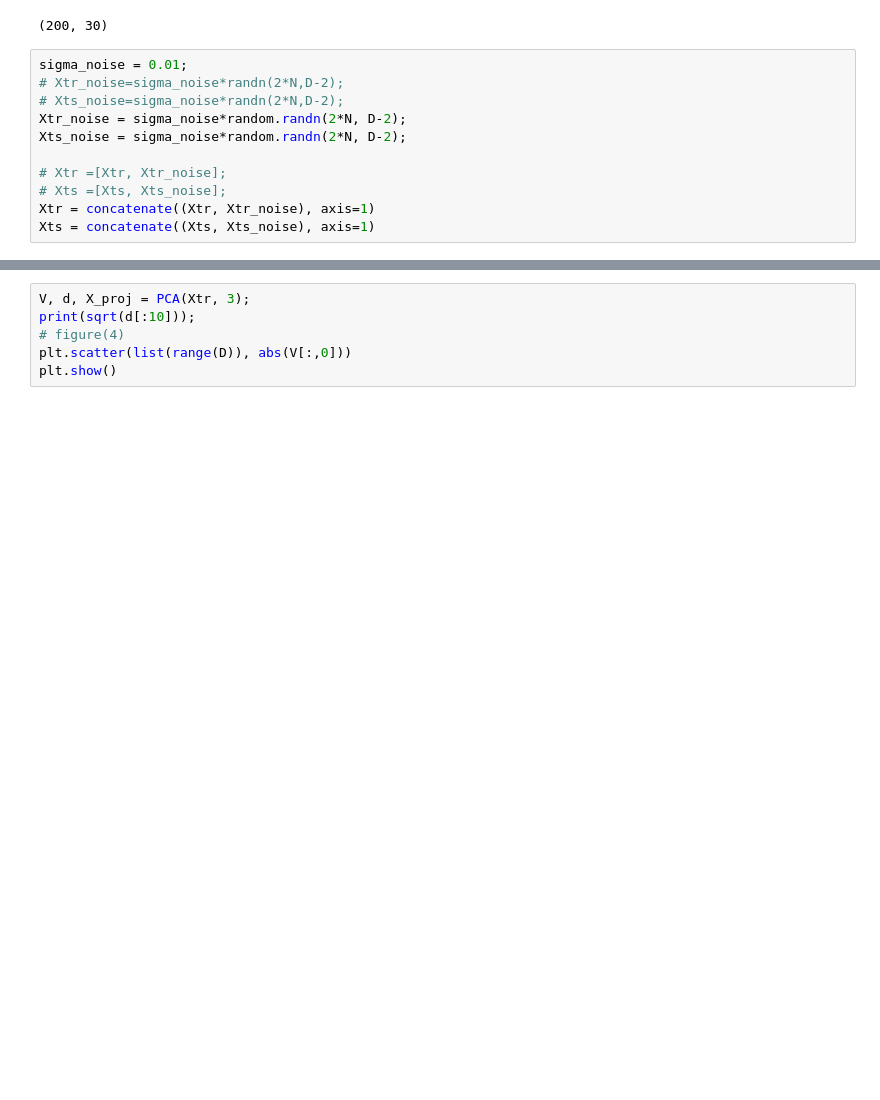
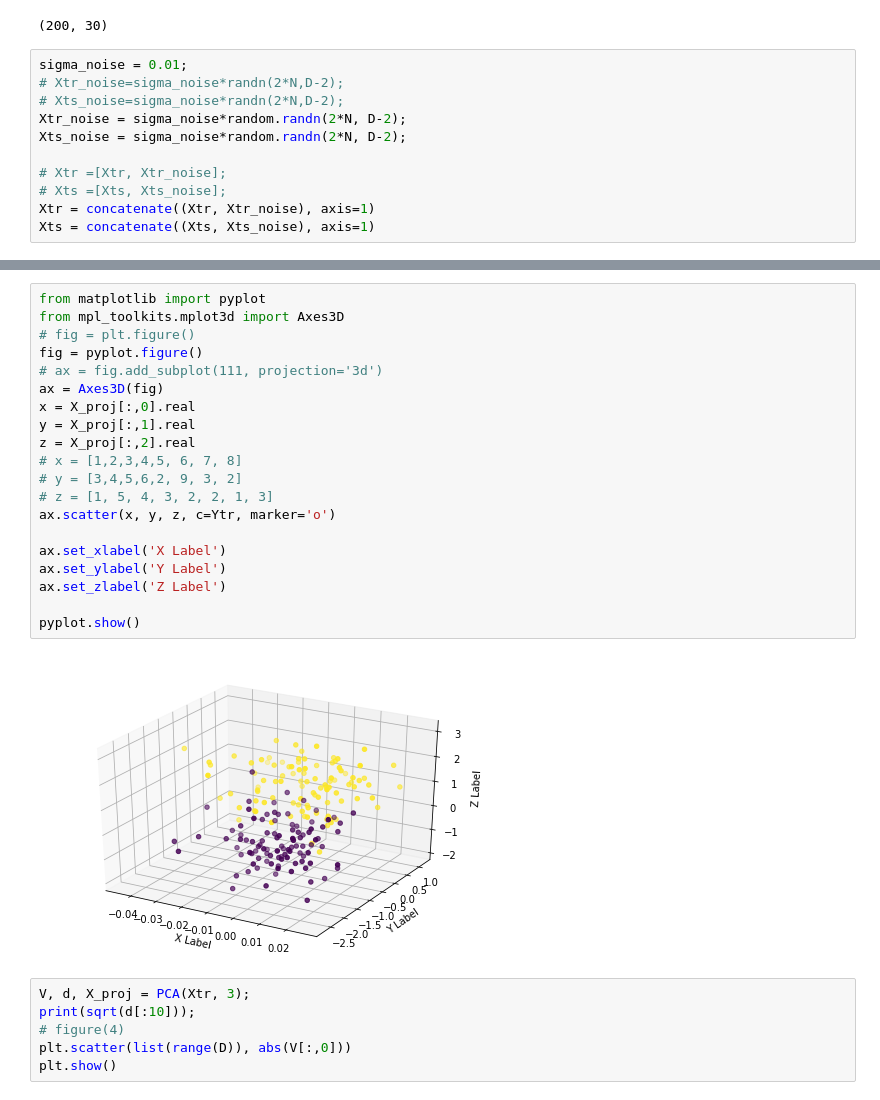
Before and after one commit to saratrajput/mlcc, a Jupyter notebook: mlccProject.ipynb, the cells around one changed output, grey strips where cells are left out. Drawn from its saved outputs; the diff is of its cells as text; blank space fills up the shorter version.

```diff
--- a/mlccProject.ipynb
+++ b/mlccProject.ipynb
@@ -286,3 +290,25 @@ ValueError: Invalid RGBA argument: (0.99324800000000002, 0.90615699999999999, 0.
+# %%
+from matplotlib import pyplot
+from mpl_toolkits.mplot3d import Axes3D
+# fig = plt.figure()
+fig = pyplot.figure()
+# ax = fig.add_subplot(111, projection='3d')
+ax = Axes3D(fig)
+x = X_proj[:,0].real
+y = X_proj[:,1].real
+z = X_proj[:,2].real
+# x = [1,2,3,4,5, 6, 7, 8]
+# y = [3,4,5,6,2, 9, 3, 2]
+# z = [1, 5, 4, 3, 2, 2, 1, 3]
+ax.scatter(x, y, z, c=Ytr, marker='o')
+
+ax.set_xlabel('X Label')
+ax.set_ylabel('Y Label')
+ax.set_zlabel('Z Label')
+
+pyplot.show()
+# %% [output]
+[figure, added]
 # %%
 V, d, X_proj = PCA(Xtr, 3);
 print(sqrt(d[:10]));
```
Also changed, not shown: parts of 6 cells of this notebook, 2 other files.
